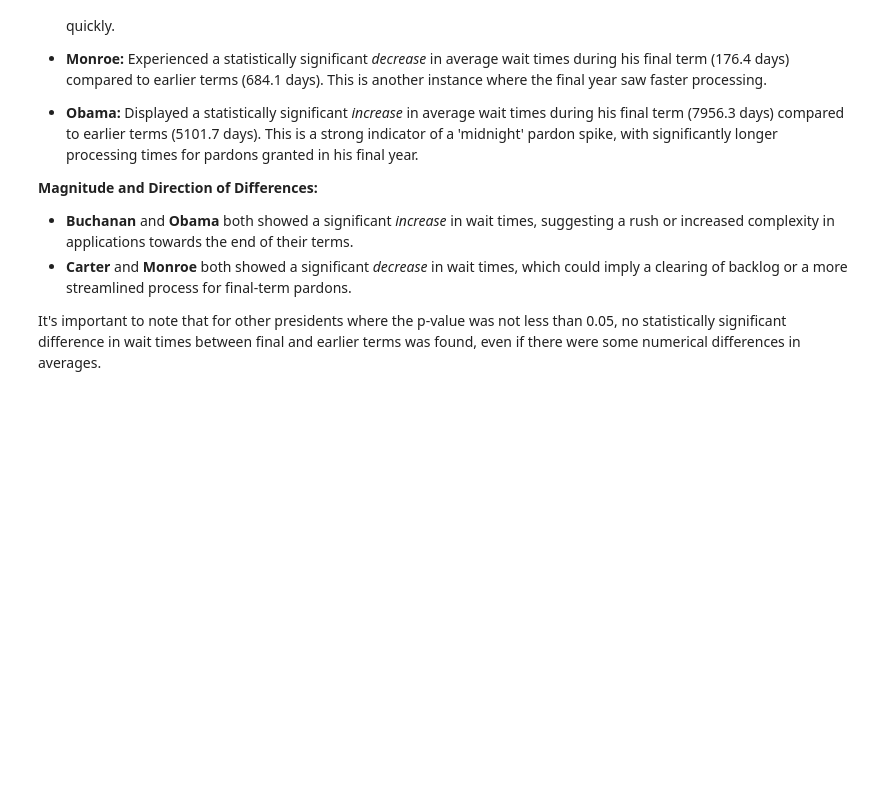
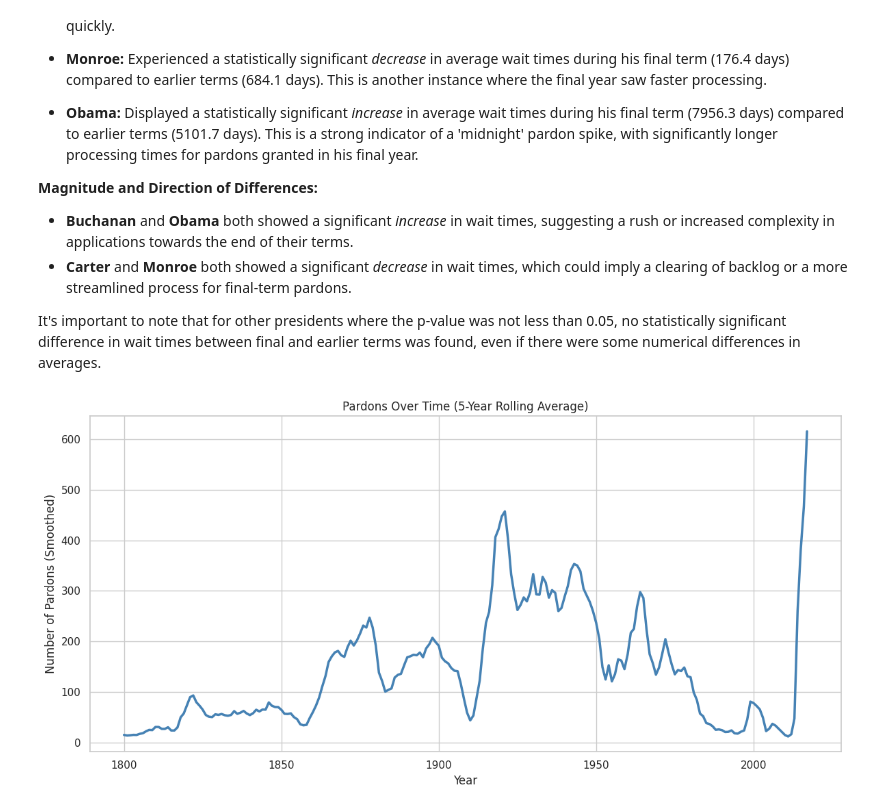
Before and after one commit to GraceSchmidt1/Group2_US_Pardons, a Jupyter notebook: US_Pardons_EDA.ipynb, the cells around one changed output. Saved outputs shown, nothing was run; the diff lists cells and outputs as text; code cells hidden in the pictures; blank space fills up the shorter version.

Commit message:
Added two graphs

```diff
--- a/US_Pardons_EDA.ipynb
+++ b/US_Pardons_EDA.ipynb
@@ -33,7 +33,7 @@ import seaborn as sns
 # %% [markdown]
 Important note: clemency file size too large to access directly from github-either access notebook in an IDE or download `clemency.csv` and add in files in colab each time
 # %%
-df = pd.read_csv('./clemency.csv', encoding='latin-1')
+df = pd.read_csv('./clemency.csv', encoding='latin-1', on_bad_lines='skip')
 df.tail()
 # %% [output]
 |  | CASEID | FILEID | PRES | PRESIDENT | TERMYR | PG | PG_A | PAGE | SSVOL | SSID | ... | ... |
@@ -675,3 +675,58 @@ Based on the statistical analysis (Welch's t-test with p < 0.05) and the visuali
 *   **Carter** and **Monroe** both showed a significant *decrease* in wait times, which could imply a clearing of backlog or a more streamlined process for final-term pardons.
 
 It's important to note that for other presidents where the p-value was not less than 0.05, no statistically significant difference in wait times between final and earlier terms was found, even if there were some numerical differences in averages.
+# %%
+#(KA-code orginator)
+df = df.copy()
+
+# --- Convert to datetime and extract year ---
+df["DATEACTION"] = pd.to_datetime(df["DATEACTION"], errors="coerce")
+df["ACTION_YEAR"] = df["DATEACTION"].dt.year
+
+# --- Filter reasonable years ---
+df_plot = df[(df["ACTION_YEAR"] >= 1800) & (df["ACTION_YEAR"] <= 2020)].copy()
+df_plot = df_plot.dropna(subset=["ACTION_YEAR"])
+
+# --- Group by year ---
+year_counts = (
+    df_plot.groupby("ACTION_YEAR")
+           .size()
+           .reset_index(name="pardon_count")
+           .sort_values("ACTION_YEAR")
+)
+
+# --- Reindex to ensure continuous years ---
+all_years = pd.DataFrame({
+    "ACTION_YEAR": range(year_counts.ACTION_YEAR.min(),
+                         year_counts.ACTION_YEAR.max() + 1)
+})
+
+year_counts = all_years.merge(year_counts, on="ACTION_YEAR", how="left")
+
+# Fill missing years (no pardons) with 0
+year_counts["pardon_count"] = year_counts["pardon_count"].fillna(0)
+
+# --- Compute a proper 5-year rolling average ---
+year_counts["pardon_smooth"] = (
+    year_counts["pardon_count"]
+               .rolling(window=5, center=True, min_periods=1)
+               .mean()
+)
+
+# --- Plot ---
+plt.figure(figsize=(12,6))
+sns.lineplot(
+    data=year_counts,
+    x="ACTION_YEAR",
+    y="pardon_smooth",
+    color="steelblue",
+    linewidth=2.5
+)
+
+plt.title("Pardons Over Time (5-Year Rolling Average)")
+plt.xlabel("Year")
+plt.ylabel("Number of Pardons (Smoothed)")
+plt.tight_layout()
+plt.show()
+# %% [output]
+[figure, added]
```
Also changed, not shown: parts of 3 cells of this notebook.
